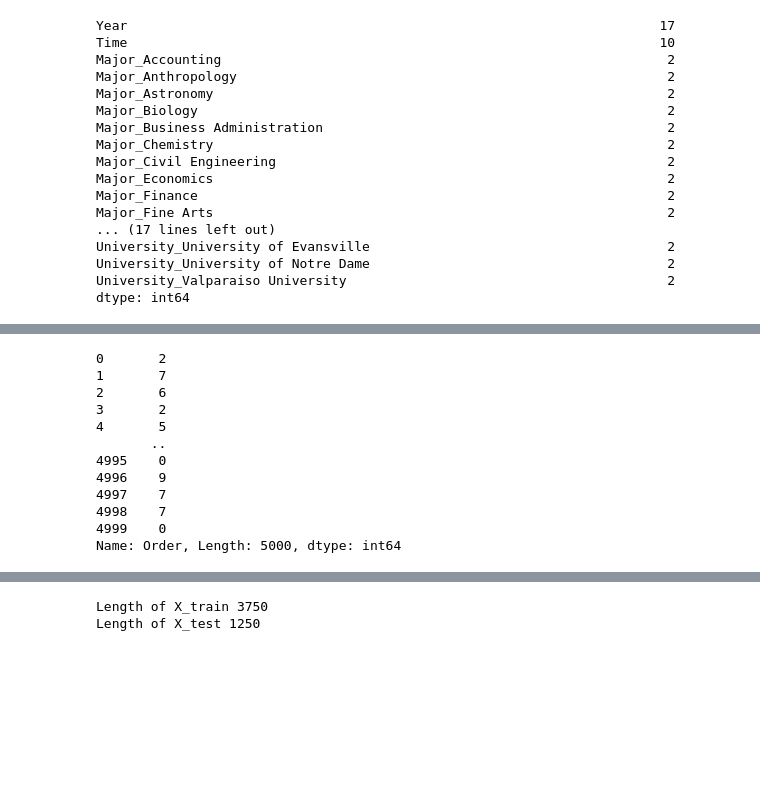
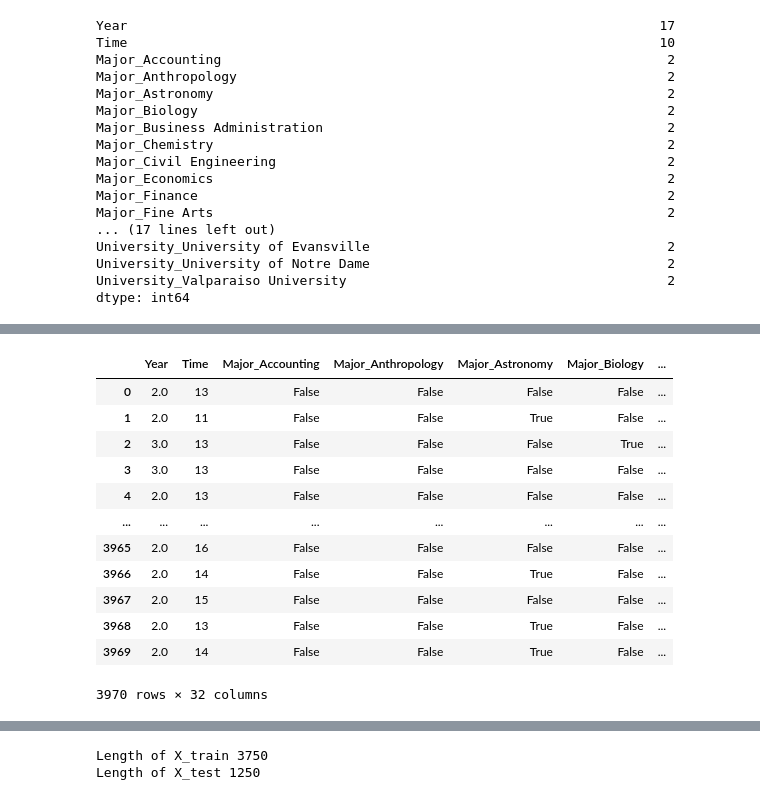
Before and after one commit to tringuyen180303/Xtern-AI, a Jupyter notebook: second.ipynb, the cells around one changed output, grey strips where cells are left out. Saved outputs shown, nothing was run; the diff lists cells and outputs as text; code cells hidden in the pictures; blank space fills up the shorter version.

```diff
--- a/second.ipynb
+++ b/second.ipynb
@@ -216,15 +170,16 @@ plt.show()
-# %%
-print(df_encoded.Order)
-# %% [output]
-0       2
-1       7
-2       6
-3       2
-4       5
-       ..
-4995    0
-4996    9
-4997    7
-4998    7
-4999    0
-Name: Order, Length: 5000, dtype: int64
+# %%
+X_res
+# %% [output]
+|  | Year | Time | Major_Accounting | Major_Anthropology | Major_Astronomy | Major_Biology | ... |
+| 0 | 2.0 | 13 | False | False | False | False | ... |
+| 1 | 2.0 | 11 | False | False | True | False | ... |
+| 2 | 3.0 | 13 | False | False | False | True | ... |
+| 3 | 3.0 | 13 | False | False | False | False | ... |
+| 4 | 2.0 | 13 | False | False | False | False | ... |
+| ... | ... | ... | ... | ... | ... | ... | ... |
+| 3965 | 2.0 | 16 | False | False | False | False | ... |
+| 3966 | 2.0 | 14 | False | False | True | False | ... |
+| 3967 | 2.0 | 15 | False | False | False | False | ... |
+| 3968 | 2.0 | 13 | False | False | True | False | ... |
+| 3969 | 2.0 | 14 | False | False | True | False | ... |
+3970 rows × 32 columns
```
Also changed, not shown: parts of 13 cells of this notebook, 1 other file.
